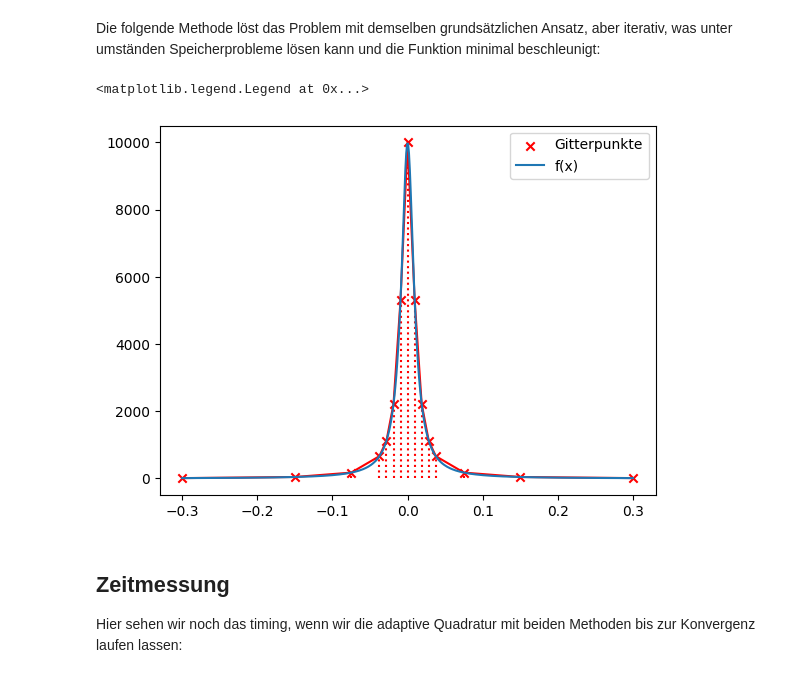
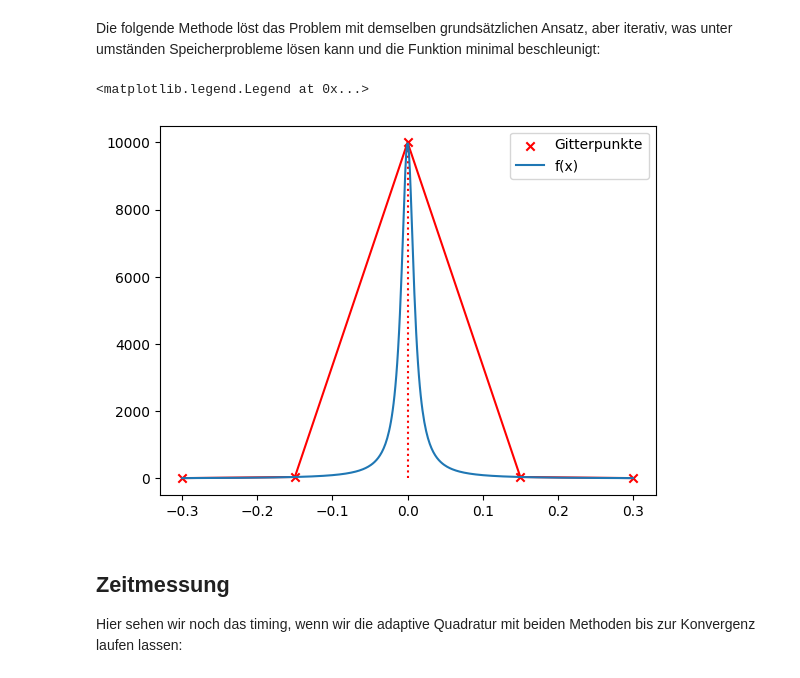
Before and after one commit to jvonaesch/jvonaesch.github.io, a Jupyter notebook: assets/data/notebooks/week-5/adaptive-quadratur.ipynb, the cells around one changed output. Saved outputs shown, nothing was run; the diff lists cells and outputs as text; code cells hidden in the pictures.

```diff
--- a/assets/data/notebooks/week-5/adaptive-quadratur.ipynb
+++ b/assets/data/notebooks/week-5/adaptive-quadratur.ipynb
@@ -61,22 +61,22 @@ def adapt_grid(f, grid, rtol=1e-14, abstol=1e-14, maxit=100000):
 
     return I, grid
 # %%
-maxit = 6
+maxit = 2
 
 approx, grid = adapt_grid(f, np.array((a, b)), maxit=maxit)
 x = np.linspace(a, b, 500)
 
 
 plt.vlines(grid, np.zeros(len(grid)), f(grid), color="red", linestyle=":")
 plt.scatter(grid, f(grid), marker="x", label="Gitterpunkte", color="red")
 plt.plot(grid, f(grid), color="red")
 
 plt.plot(x, f(x), label=r"f(x)")
 
 plt.legend()
 # %% [output]
 <matplotlib.legend.Legend at 0x...>
-[figure, old version]
+[figure, new version]
 # %% [markdown]
 ## Zeitmessung
 Hier sehen wir noch das timing, wenn wir die adaptive Quadratur mit beiden Methoden bis zur Konvergenz laufen lassen:
```
Also changed, not shown: 42 other files.
